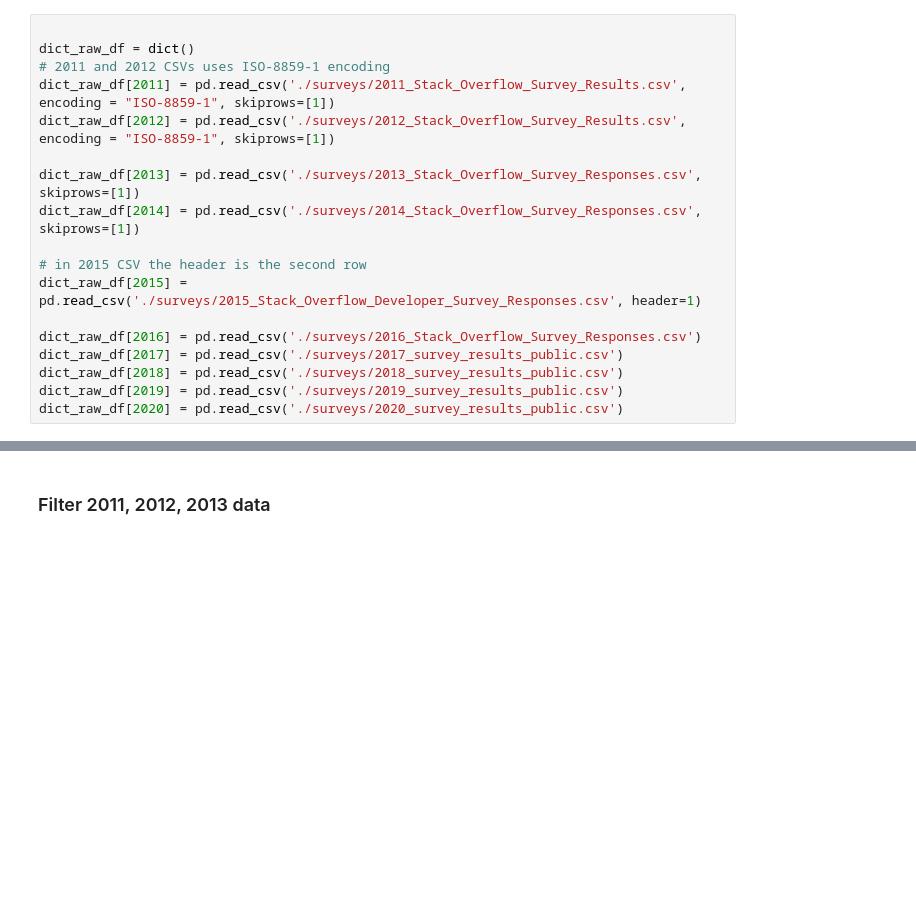
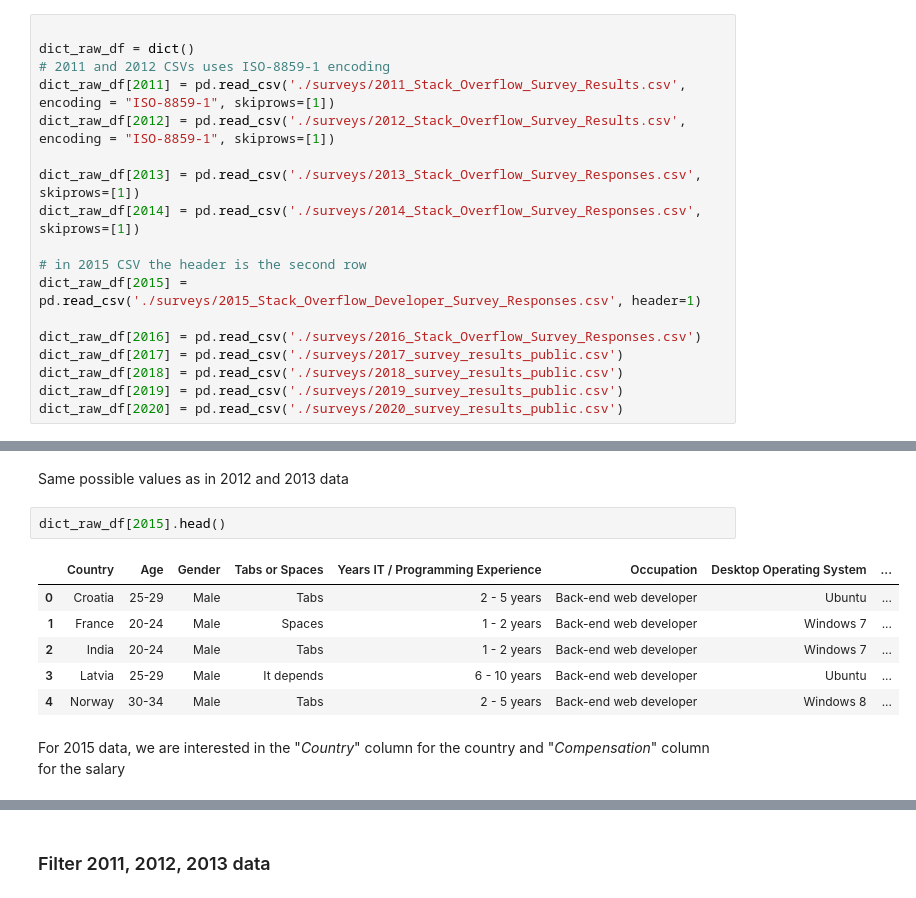
Before and after one commit to shiflux/udacity-datascientistblogpost, a Jupyter notebook: CountriesAndSalaries.ipynb, the cells around one changed output, grey strips where cells are left out. Cells and saved outputs as stored; diff of their text form; blank space fills up the shorter version.

```diff
--- a/CountriesAndSalaries.ipynb
+++ b/CountriesAndSalaries.ipynb
@@ -107,0 +217,13 @@ dict_raw_df[2020] = pd.read_csv('./surveys/2020_survey_results_public.csv')
+# %% [markdown]
+Same possible values as in 2012 and 2013 data
+# %%
+dict_raw_df[2015].head()
+# %% [output]
+|  | Country | Age | Gender | Tabs or Spaces | Years IT / Programming Experience | Occupation | Desktop Operating System | ... |
+| 0 | Croatia | 25-29 | Male | Tabs | 2 - 5 years | Back-end web developer | Ubuntu | ... |
+| 1 | France | 20-24 | Male | Spaces | 1 - 2 years | Back-end web developer | Windows 7 | ... |
+| 2 | India | 20-24 | Male | Tabs | 1 - 2 years | Back-end web developer | Windows 7 | ... |
+| 3 | Latvia | 25-29 | Male | It depends | 6 - 10 years | Back-end web developer | Ubuntu | ... |
+| 4 | Norway | 30-34 | Male | Tabs | 2 - 5 years | Back-end web developer | Windows 8 | ... |
+# %% [markdown]
+For 2015 data, we are interested in the "*Country*" column for the country and "*Compensation*" column for the salary
```
Also changed, not shown: parts of 40 cells of this notebook.
